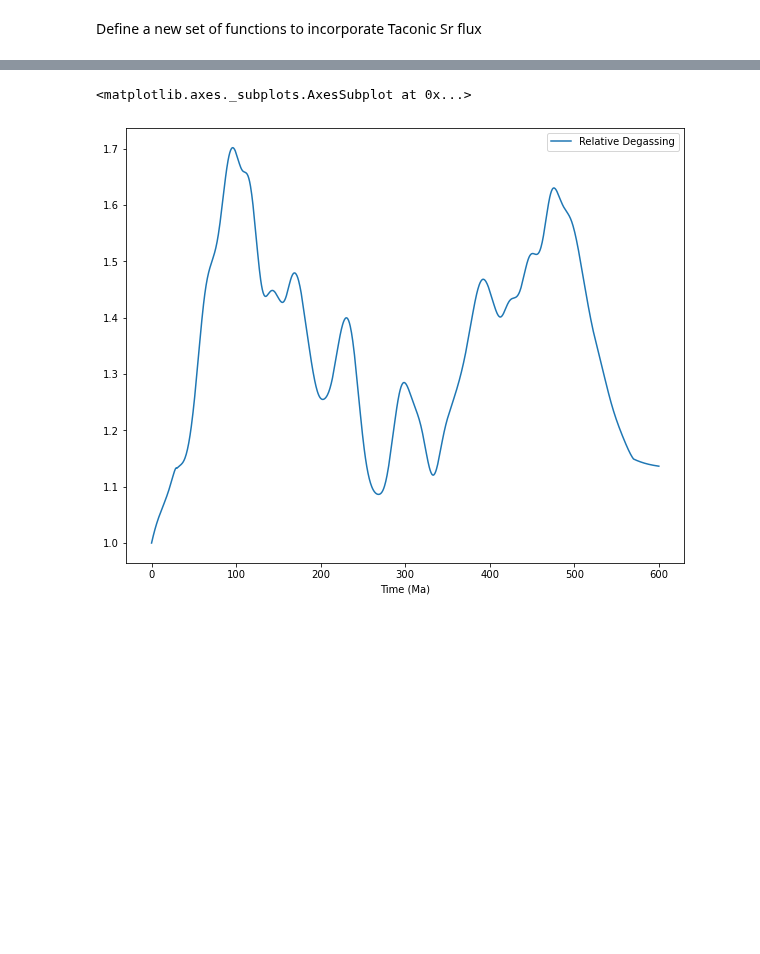
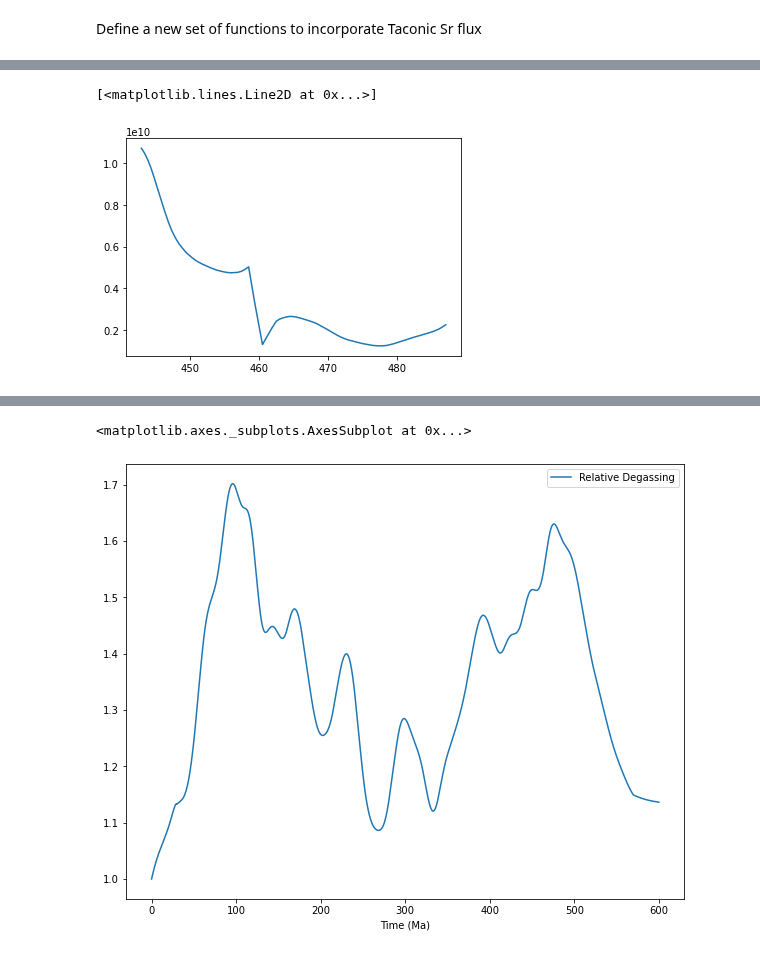
Before and after one commit to datuadiatma/avila_etal_2022, a Jupyter notebook: Notebook/Ordovician_Sr_Model.ipynb, the cells around one changed output, grey strips where cells are left out. Drawn from its saved outputs; the diff is of its cells as text; code cells hidden in the pictures; blank space fills up the shorter version.

```diff
--- a/Notebook/Ordovician_Sr_Model.ipynb
+++ b/Notebook/Ordovician_Sr_Model.ipynb
@@ -543,0 +541,6 @@ plt.show()
+# %%
+Jreq = Jh - Jh_sl
+plt.plot(age, Jreq)
+# %% [output]
+[<matplotlib.lines.Line2D at 0x...>]
+[figure, added]
```
Also changed, not shown: parts of 19 cells of this notebook, 20 other files.
